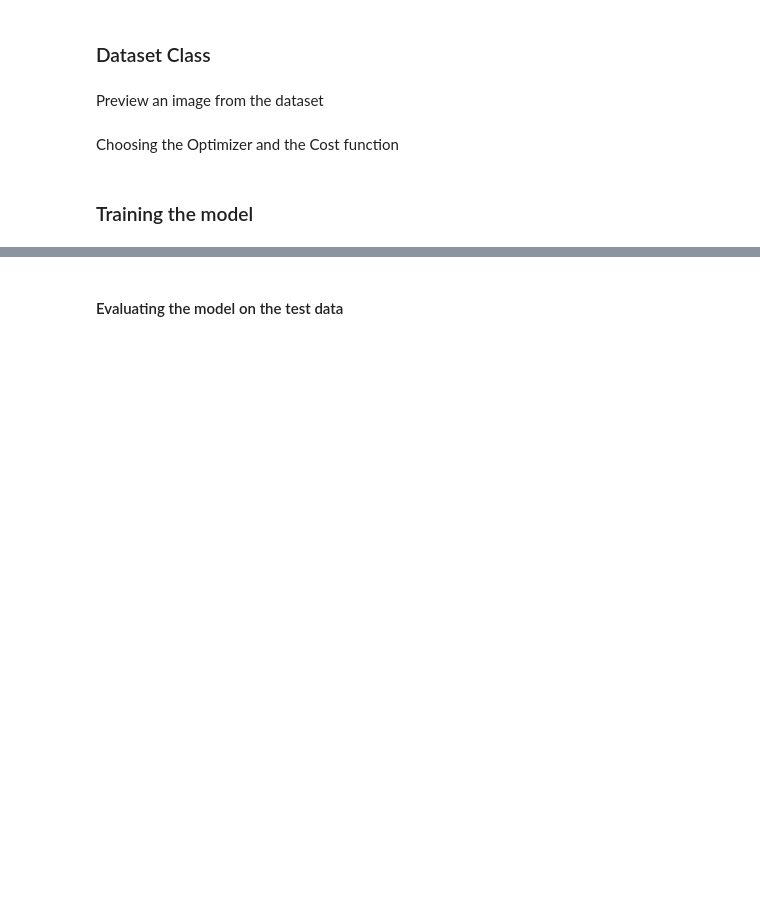
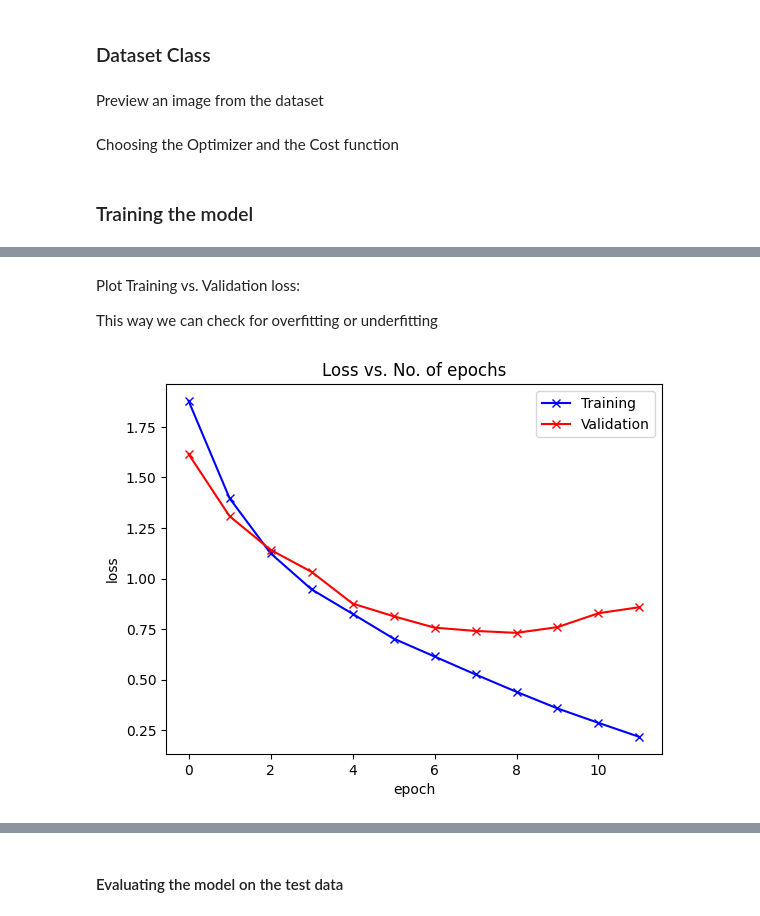
Before and after one commit to AntoineMoreno/Image-classification-CIFAR10, a Jupyter notebook: cnn_classification.ipynb, the cells around one changed output, grey strips where cells are left out. Saved outputs shown, nothing was run; the diff lists cells and outputs as text; code cells hidden in the pictures; blank space fills up the shorter version.

Commit message:
add plots and early stopping

```diff
--- a/cnn_classification.ipynb
+++ b/cnn_classification.ipynb
@@ -141,15 +141,25 @@ def accuracy(outputs, labels):
     _, preds = torch.max(outputs, dim=1)
     return torch.tensor(torch.sum(preds == labels).item() / len(preds))
 
+best_loss = float('inf')
+#best_model_weights = None
+patience = 3
 
+epoch_train_loss = []
+epoch_train_acc = []
+epoch_val_loss = []
+epoch_val_acc = []
 
-
-for epoch in range(10):
+for epoch in range(15):
 
     train_losses = []
     train_acc = []
+
     val_losses = []
     val_acc = []
+    val_loss_total = 0
+
+
 
     model.train()
     for x,y in train_loader:
@@ -166,6 +176,10 @@ for epoch in range(10):
 
         train_losses.append(loss.item())
         train_acc.append(acc.item())
+
+    epoch_train_loss.append(sum(train_losses)/len(train_losses))
+    epoch_train_acc.append(sum(train_acc)/len(train_acc))
+
 
 
     print("Train epoch loss", sum(train_losses)/len(train_losses), "acc", sum(train_acc)/len(train_acc))
@@ -185,6 +199,21 @@ for epoch in range(10):
             val_losses.append(loss.item())
             val_acc.append(acc.item())
 
+    epoch_val_loss.append(sum(val_losses)/len(val_losses))
+    epoch_val_acc.append(sum(val_acc)/len(val_acc))
+
 
     print("Val epoch loss", sum(val_losses)/len(val_losses), "acc", sum(val_acc)/len(val_acc))
+
+
+    # Early stopping
+    val_loss_total = sum(val_losses)/len(val_losses)
+    if val_loss_total < best_loss:
+        best_loss = val_loss_total
+        #best_model_weights = copy.deepcopy(model.state_dict())  # Deep copy here
+        patience = 3  # Reset patience counter
+    else:
+        patience -= 1
+        if patience == 0:
+            break
 # %% [output]
@@ -210,0 +237,17 @@ Val epoch loss 0.9792272659796702 acc 0.7396162974683544
+# %% [markdown]
+Plot Training vs. Validation loss:
+
+This way we can check for overfitting or underfitting
+# %%
+def plot_losses(epoch_train_loss, epoch_val_loss):
+    """ Plot the losses in each epoch"""
+    plt.plot(epoch_train_loss, '-bx')
+    plt.plot(epoch_val_loss, '-rx')
+    plt.xlabel('epoch')
+    plt.ylabel('loss')
+    plt.legend(['Training', 'Validation'])
+    plt.title('Loss vs. No. of epochs');
+
+plot_losses(epoch_train_loss,epoch_val_loss)
+# %% [output]
+[figure, added]
```
Also changed, not shown: parts of 5 cells of this notebook.
